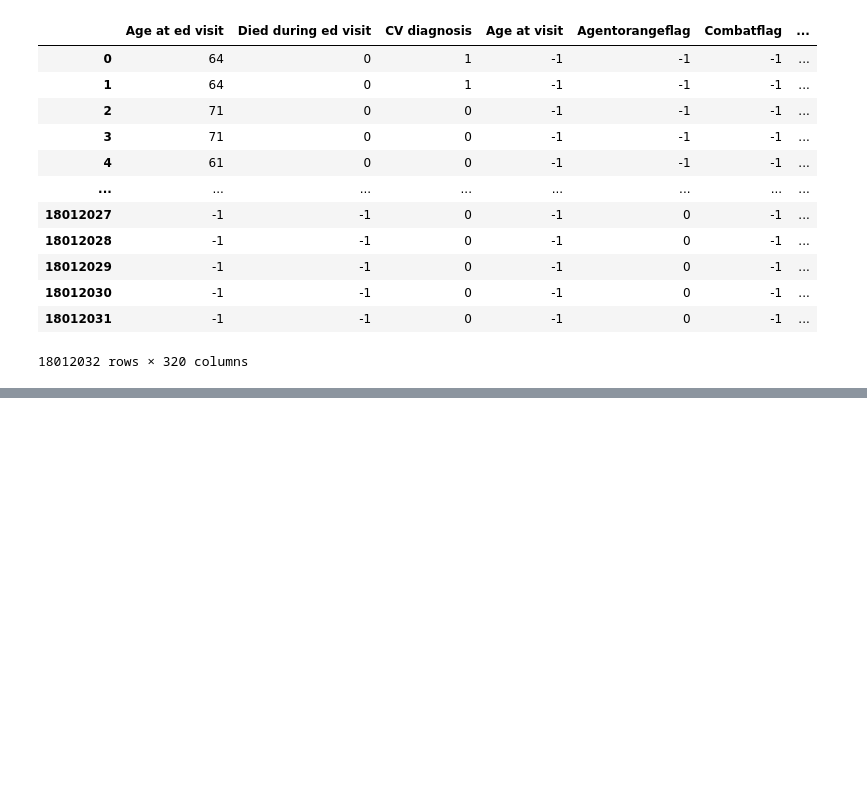
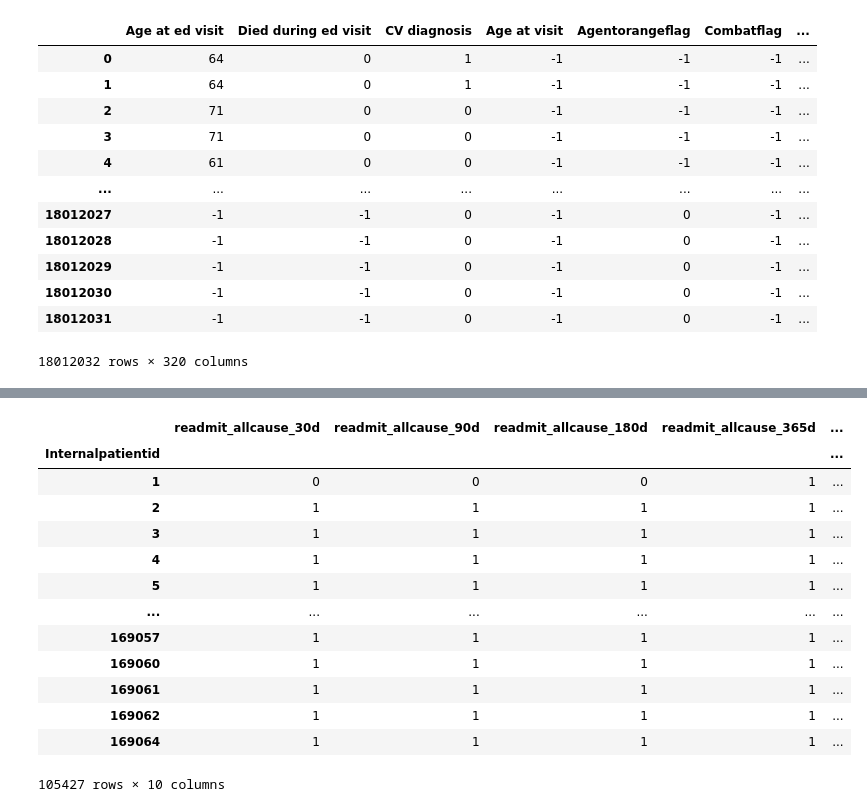
Before and after one commit to victormurcia/VCHAMPS, a Jupyter notebook: VCHAMPS_Model_Preparation.ipynb, the cells around one changed output, grey strips where cells are left out. Cells and saved outputs as stored; diff of their text form; code cells hidden in the pictures; blank space fills up the shorter version.

```diff
--- a/VCHAMPS_Model_Preparation.ipynb
+++ b/VCHAMPS_Model_Preparation.ipynb
@@ -1612,0 +1680,44 @@ model_df.to_parquet('/content/drive/MyDrive/VCHAMPS - Model DF/model_final.parqu
+# %%
+# List of columns to be aggregated
+agg_columns = ['readmit_allcause_30d', 'readmit_allcause_90d', 'readmit_allcause_180d',
+               'readmit_allcause_365d', 'readmit_CV_30d', 'readmit_CV_90d',
+               'readmit_CV_180d', 'readmit_CV_365d', 'mortality_inhosp_CV',
+               'mortality_inhosp_allcause']
+
+# Group by 'internal_patient_id' and calculate the maximum value for each column
+grouped_df = model_df.groupby('Internalpatientid')[agg_columns].max()
+
+# Step 1: Replace '-1' with NaN
+grouped_df.replace(-1, float('nan'), inplace=True)
+
+# Step 2 and 3: Find the most frequent positive value for each column within each group
+most_frequent_positives = grouped_df[grouped_df > 0].mode()
+
+# Step 4: Impute '-1' with the corresponding most frequent positive value within each group
+grouped_df = grouped_df.fillna(most_frequent_positives.iloc[0])
+
+# List of columns to be converted to 'int8'
+cols_to_convert = ['readmit_allcause_30d', 'readmit_allcause_90d', 'readmit_allcause_180d',
+                  'readmit_allcause_365d', 'readmit_CV_30d', 'readmit_CV_90d',
+                  'readmit_CV_180d', 'readmit_CV_365d', 'mortality_inhosp_CV',
+                  'mortality_inhosp_allcause']
+
+# Convert specified columns to 'int8'
+grouped_df[cols_to_convert] = grouped_df[cols_to_convert].astype('int8')
+
+grouped_df
+# %% [output]
+|  | readmit_allcause_30d | readmit_allcause_90d | readmit_allcause_180d | readmit_allcause_365d | ... |
+| Internalpatientid |  |  |  |  | ... |
+| 1 | 0 | 0 | 0 | 1 | ... |
+| 2 | 1 | 1 | 1 | 1 | ... |
+| 3 | 1 | 1 | 1 | 1 | ... |
+| 4 | 1 | 1 | 1 | 1 | ... |
+| 5 | 1 | 1 | 1 | 1 | ... |
+| ... | ... | ... | ... | ... | ... |
+| 169057 | 1 | 1 | 1 | 1 | ... |
+| 169060 | 1 | 1 | 1 | 1 | ... |
+| 169061 | 1 | 1 | 1 | 1 | ... |
+| 169062 | 1 | 1 | 1 | 1 | ... |
+| 169064 | 1 | 1 | 1 | 1 | ... |
+105427 rows × 10 columns
```
Also changed, not shown: parts of 12 cells of this notebook.
